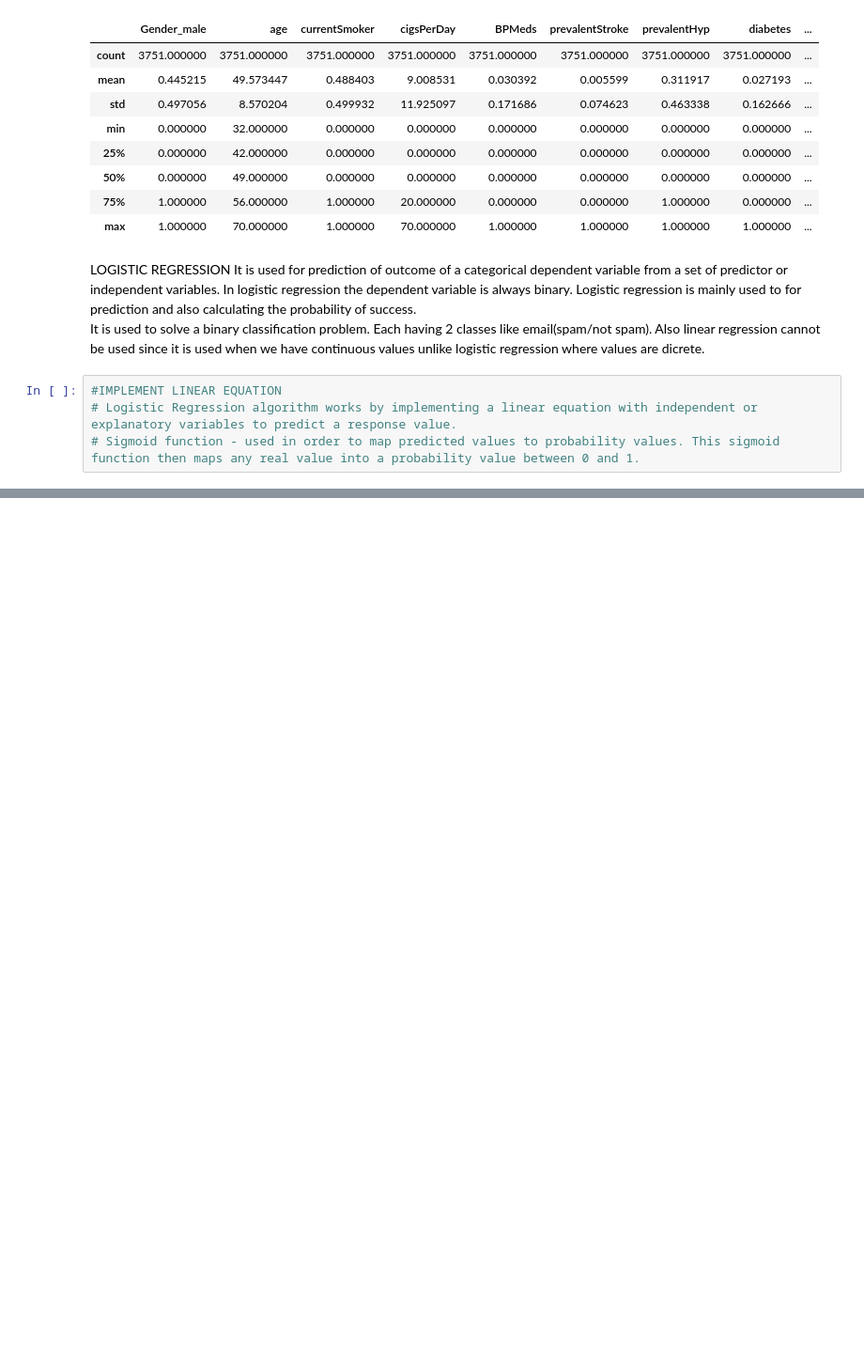
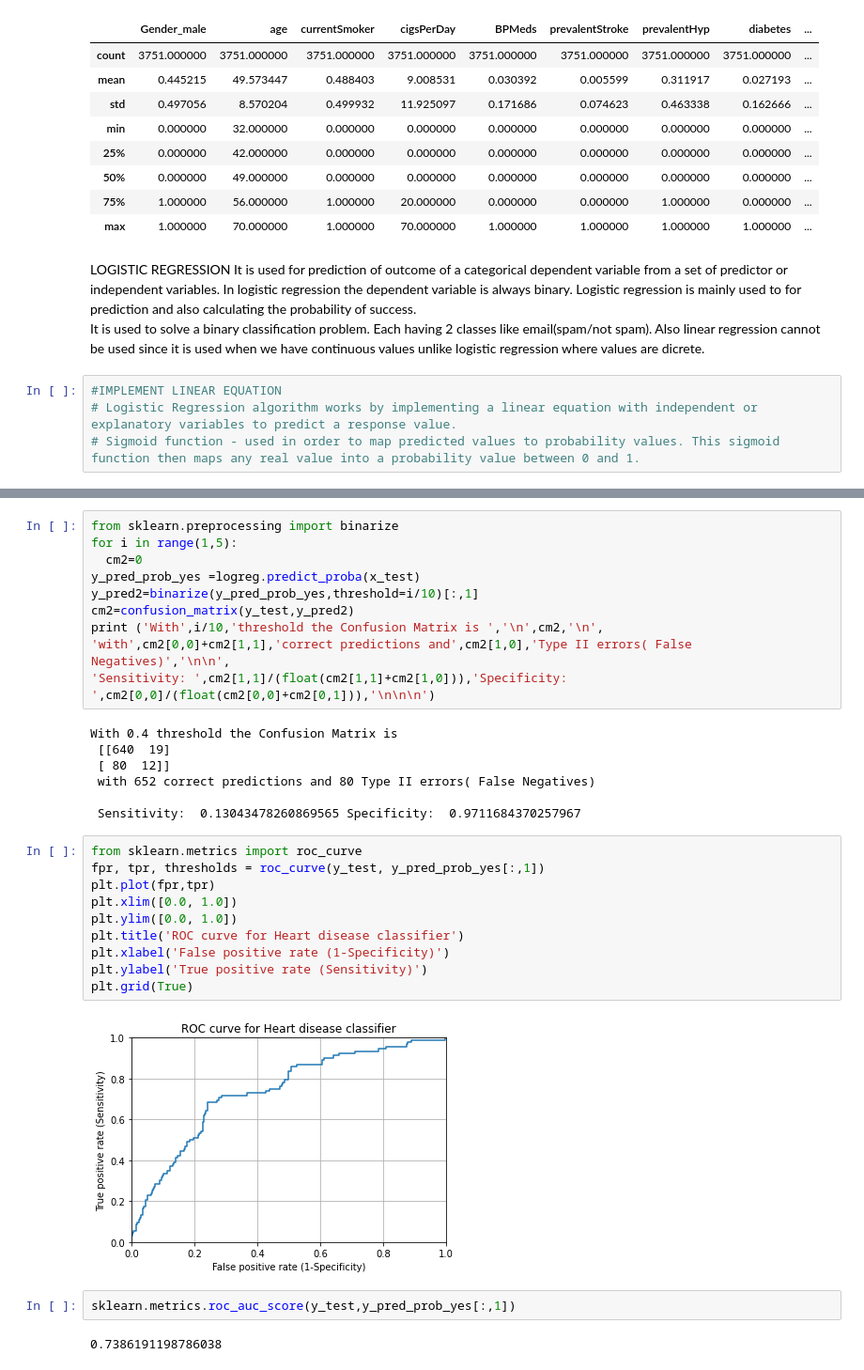
Before and after one commit to Aashi779/ML-Projects, a Jupyter notebook: LogisticRegression_HeartDisease.ipynb, the cells around one changed output, grey strips where cells are left out. Shown: that part at 94% size. Drawn from its saved outputs; the diff is of its cells as text; blank space fills up the shorter version.

```diff
--- a/LogisticRegression_HeartDisease.ipynb
+++ b/LogisticRegression_HeartDisease.ipynb
@@ -114,0 +202,33 @@ Also linear regression cannot be used since it is used when we have continuous v
+# %%
+from sklearn.preprocessing import binarize
+for i in range(1,5):
+  cm2=0
+y_pred_prob_yes =logreg.predict_proba(x_test)
+y_pred2=binarize(y_pred_prob_yes,threshold=i/10)[:,1]
+cm2=confusion_matrix(y_test,y_pred2)
+print ('With',i/10,'threshold the Confusion Matrix is ','\n',cm2,'\n',
+'with',cm2[0,0]+cm2[1,1],'correct predictions and',cm2[1,0],'Type II errors( False Negatives)','\n\n',
+'Sensitivity: ',cm2[1,1]/(float(cm2[1,1]+cm2[1,0])),'Specificity: ',cm2[0,0]/(float(cm2[0,0]+cm2[0,1])),'\n\n\n')
+# %% [output]
+With 0.4 threshold the Confusion Matrix is
+ [[640  19]
+ [ 80  12]]
+ with 652 correct predictions and 80 Type II errors( False Negatives)
+
+ Sensitivity:  0.13043478260869565 Specificity:  0.9711684370257967
+# %%
+from sklearn.metrics import roc_curve
+fpr, tpr, thresholds = roc_curve(y_test, y_pred_prob_yes[:,1])
+plt.plot(fpr,tpr)
+plt.xlim([0.0, 1.0])
+plt.ylim([0.0, 1.0])
+plt.title('ROC curve for Heart disease classifier')
+plt.xlabel('False positive rate (1-Specificity)')
+plt.ylabel('True positive rate (Sensitivity)')
+plt.grid(True)
+# %% [output]
+[figure, added]
+# %%
+sklearn.metrics.roc_auc_score(y_test,y_pred_prob_yes[:,1])
+# %% [output]
+0.7386191198786038
```
Also changed, not shown: parts of 8 cells of this notebook.
